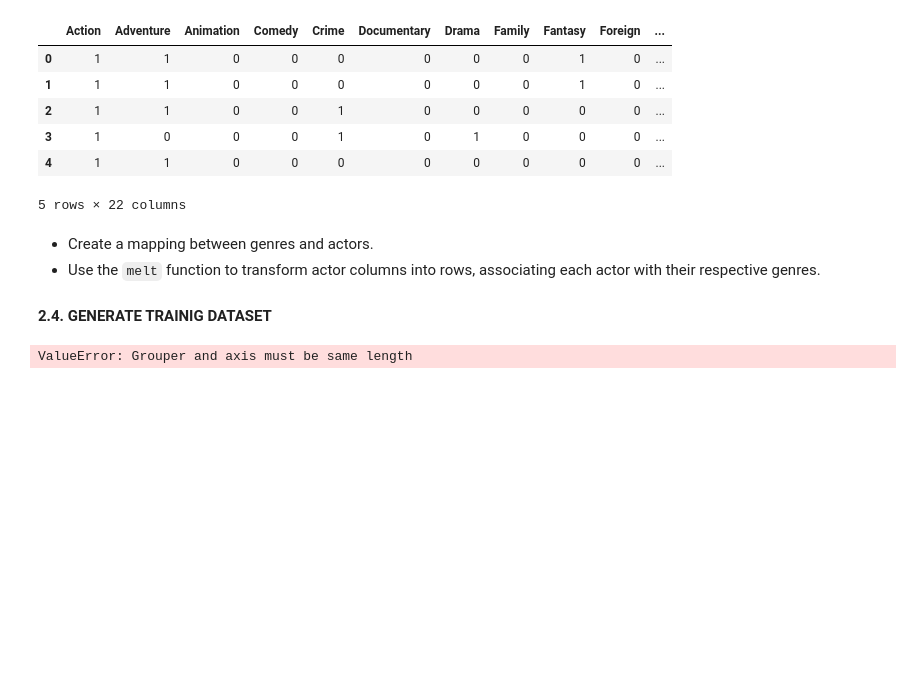
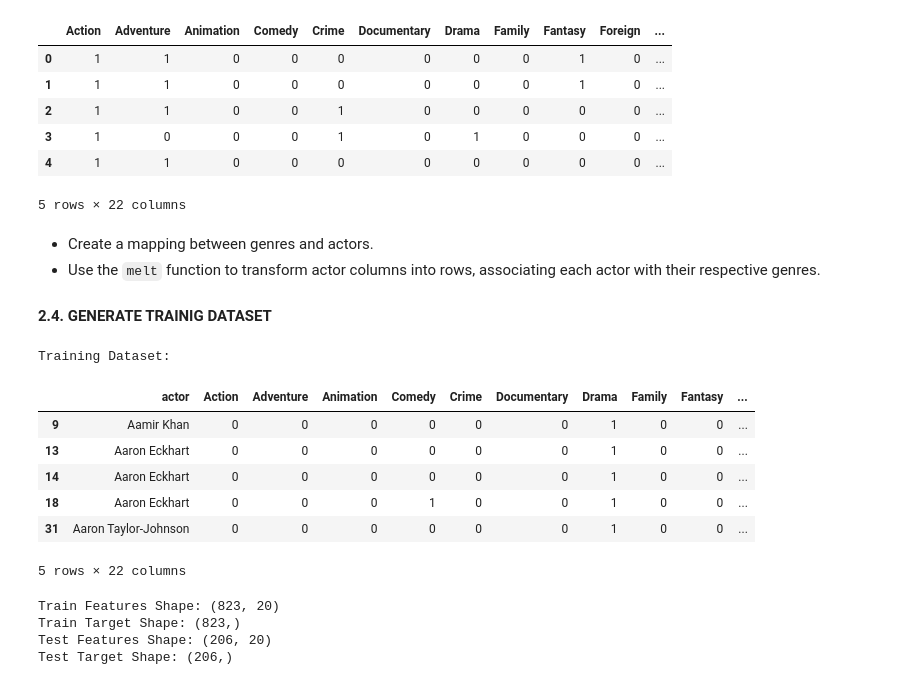
Before and after one commit to jenuzho/ML-WEB-APP-Using-Flask, a Jupyter notebook: src/explore.ipynb, the cells around one changed output. Cells and saved outputs as stored; diff of their text form; code cells hidden in the pictures; blank space fills up the shorter version.

```diff
--- a/src/explore.ipynb
+++ b/src/explore.ipynb
@@ -238,15 +238,47 @@ ACTOR-GENRE RELEVANCE DataFrame:
 # %% [markdown]
 **2.4. GENERATE TRAINIG DATASET**
 # %%
+# Use only the columns available in actor_genre_relevance
+group_columns = ['actor']  # Start with actor as the primary group
+if set(mlb.classes_).issubset(actor_genre_relevance.columns):  # Check if genre columns exist
+    group_columns += list(mlb.classes_)
+
 # Aggregate actor appearances across genres
-actor_genre_count = actor_genre_relevance.groupby(['actor'] + mlb.classes_).size().reset_index(name='count')
+actor_genre_count = actor_genre_relevance.groupby(group_columns).size().reset_index(name='count')
 
 # Filter out less relevant actors (e.g., threshold of appearances)
 threshold = 2
 actor_genre_count = actor_genre_count[actor_genre_count['count'] >= threshold]
-
-# Display the final training dataset
-print("Training Dataset:")
-print(actor_genre_count.head())
-# %% [output]
-ValueError: Grouper and axis must be same length
+# %%
+# Display the final training dataset
+print("Training Dataset:")
+actor_genre_count.head()
+# %% [output]
+Training Dataset:
+|  | actor | Action | Adventure | Animation | Comedy | Crime | Documentary | Drama | Family | Fantasy | ... |
+| 9 | Aamir Khan | 0 | 0 | 0 | 0 | 0 | 0 | 1 | 0 | 0 | ... |
+| 13 | Aaron Eckhart | 0 | 0 | 0 | 0 | 0 | 0 | 1 | 0 | 0 | ... |
+| 14 | Aaron Eckhart | 0 | 0 | 0 | 0 | 0 | 0 | 1 | 0 | 0 | ... |
+| 18 | Aaron Eckhart | 0 | 0 | 0 | 1 | 0 | 0 | 1 | 0 | 0 | ... |
+| 31 | Aaron Taylor-Johnson | 0 | 0 | 0 | 0 | 0 | 0 | 1 | 0 | 0 | ... |
+5 rows × 22 columns
+# %%
+from sklearn.model_selection import train_test_split
+
+# Define features (X) and target (y)
+X = actor_genre_count.drop(['actor', 'count'], axis=1)  # Features: genres
+y = actor_genre_count['count']  # Target: actor relevance count
+
+# Split the dataset into training and testing sets (80% train, 20% test)
+X_train, X_test, y_train, y_test = train_test_split(X, y, test_size=0.2, random_state=42)
+
+# Display shapes of the splits
+print("Train Features Shape:", X_train.shape)
+print("Train Target Shape:", y_train.shape)
+print("Test Features Shape:", X_test.shape)
+print("Test Target Shape:", y_test.shape)
+# %% [output]
+Train Features Shape: (823, 20)
+Train Target Shape: (823,)
+Test Features Shape: (206, 20)
+Test Target Shape: (206,)
```
Also changed, not shown: parts of 3 cells of this notebook, 1 other file.
